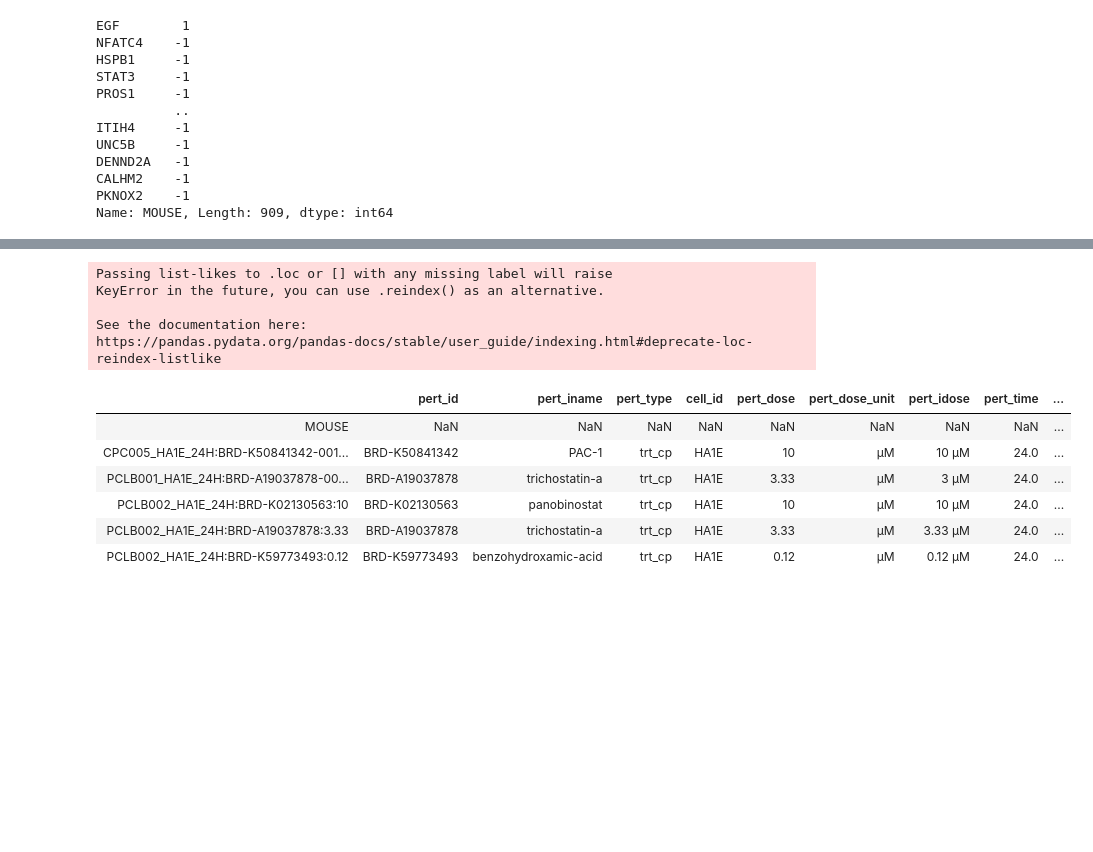
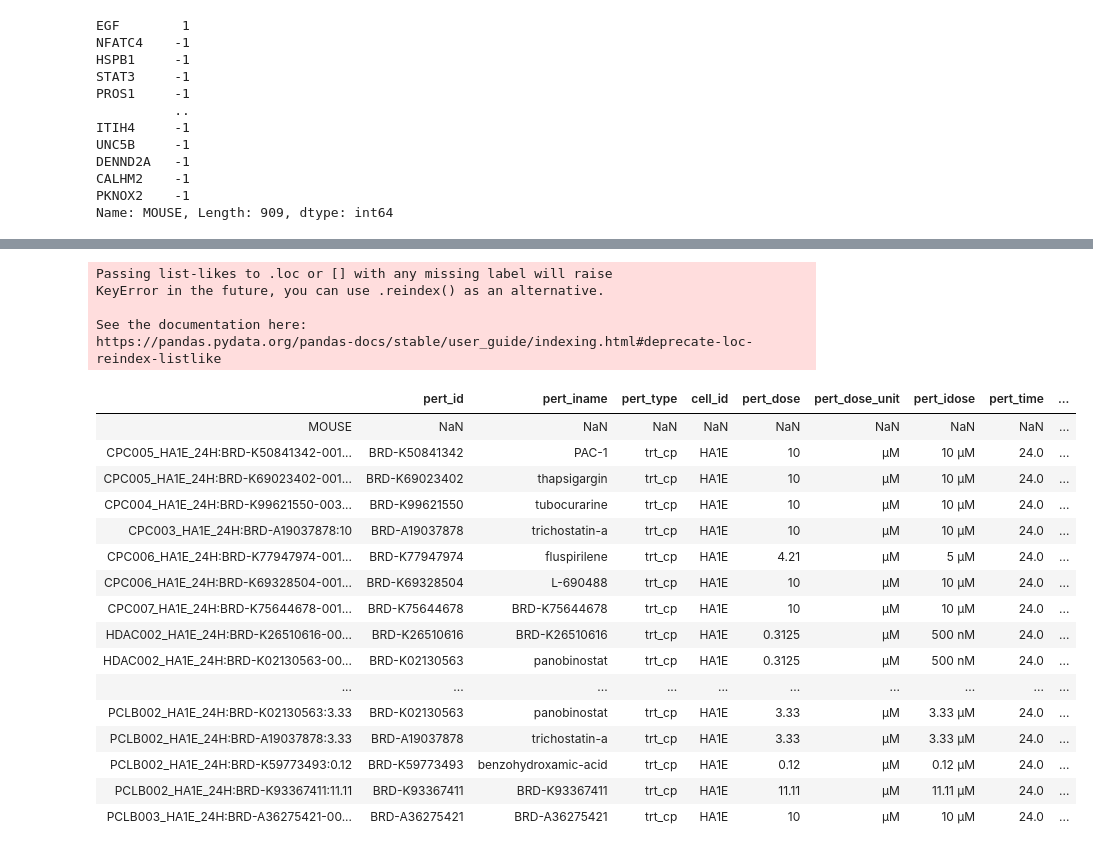
Before and after one commit to RuslanAlali/cMAp_Terzi, a Jupyter notebook: cMAP_Terzi_Lisa.ipynb, the cells around one changed output, grey strips where cells are left out. Cells and saved outputs as stored; diff of their text form; code cells hidden in the pictures; blank space fills up the shorter version.

```diff
--- a/cMAP_Terzi_Lisa.ipynb
+++ b/cMAP_Terzi_Lisa.ipynb
@@ -28,7 +28,7 @@ gene_data_file="GSE92742_Broad_LINCS_gene_info.txt"
 data_file_lvl5="GSE92742_Broad_LINCS_Level5_COMPZ.MODZ_n473647x12328.gctx"
 
 Fc_RNA_cutoff=0.8
-L1000_cutoff=0.3
+L1000_cutoff=0.25
 # %% [markdown]
 ## Loading data
 # %% [markdown]
@@ -922,7 +922,7 @@ As you can see, all  selected genes from RNA-seq with cut-off 0.58 is in the sel
 Maybe higher cut-off. I used 0.8 for RNA-Seq logFC and 0.4 for L100.<br>
 Both had around 750 genes active
 # %%
-Normalized_L1000_data=pd.read_csv("normalized_L1000_HA1E_byDMSO.csv",index_col=0)
+#Normalized_L1000_data=pd.read_csv("normalized_L1000_HA1E_byDMSO.csv",index_col=0)
 Normalized_L1000_data[Normalized_L1000_data>L1000_cutoff]= 1
 Normalized_L1000_data[Normalized_L1000_data<(-1*L1000_cutoff)]= -1
 Normalized_L1000_data[Normalized_L1000_data.abs()!=1]= 0
@@ -1159,19 +1209,29 @@ plt.hist(all_corr.iloc[0])
 # %%
-closest_samples=Big_data.columns[(all_corr.iloc[0]>0.2)]
+closest_samples=Big_data.columns[(all_corr.iloc[0]>0.18)]
 HA1E_ids_info.loc[closest_samples]
 # %% [output]
 Passing list-likes to .loc or [] with any missing label will raise
 KeyError in the future, you can use .reindex() as an alternative.
 
 See the documentation here:
 https://pandas.pydata.org/pandas-docs/stable/user_guide/indexing.html#deprecate-loc-reindex-listlike
 |  | pert_id | pert_iname | pert_type | cell_id | pert_dose | pert_dose_unit | pert_idose | pert_time | ... |
 | MOUSE | NaN | NaN | NaN | NaN | NaN | NaN | NaN | NaN | ... |
 | CPC005_HA1E_24H:BRD-K50841342-001... | BRD-K50841342 | PAC-1 | trt_cp | HA1E | 10 | µM | 10 µM | 24.0 | ... |
-| PCLB001_HA1E_24H:BRD-A19037878-00... | BRD-A19037878 | trichostatin-a | trt_cp | HA1E | 3.33 | µM | 3 µM | 24.0 | ... |
-| PCLB002_HA1E_24H:BRD-K02130563:10 | BRD-K02130563 | panobinostat | trt_cp | HA1E | 10 | µM | 10 µM | 24.0 | ... |
+| CPC005_HA1E_24H:BRD-K69023402-001... | BRD-K69023402 | thapsigargin | trt_cp | HA1E | 10 | µM | 10 µM | 24.0 | ... |
+| CPC004_HA1E_24H:BRD-K99621550-003... | BRD-K99621550 | tubocurarine | trt_cp | HA1E | 10 | µM | 10 µM | 24.0 | ... |
+| CPC003_HA1E_24H:BRD-A19037878:10 | BRD-A19037878 | trichostatin-a | trt_cp | HA1E | 10 | µM | 10 µM | 24.0 | ... |
+| CPC006_HA1E_24H:BRD-K77947974-001... | BRD-K77947974 | fluspirilene | trt_cp | HA1E | 4.21 | µM | 5 µM | 24.0 | ... |
+| CPC006_HA1E_24H:BRD-K69328504-001... | BRD-K69328504 | L-690488 | trt_cp | HA1E | 10 | µM | 10 µM | 24.0 | ... |
+| CPC007_HA1E_24H:BRD-K75644678-001... | BRD-K75644678 | BRD-K75644678 | trt_cp | HA1E | 10 | µM | 10 µM | 24.0 | ... |
+| HDAC002_HA1E_24H:BRD-K26510616-00... | BRD-K26510616 | BRD-K26510616 | trt_cp | HA1E | 0.3125 | µM | 500 nM | 24.0 | ... |
+| HDAC002_HA1E_24H:BRD-K02130563-00... | BRD-K02130563 | panobinostat | trt_cp | HA1E | 0.3125 | µM | 500 nM | 24.0 | ... |
+| ... | ... | ... | ... | ... | ... | ... | ... | ... | ... |
+| PCLB002_HA1E_24H:BRD-K02130563:3.33 | BRD-K02130563 | panobinostat | trt_cp | HA1E | 3.33 | µM | 3.33 µM | 24.0 | ... |
 | PCLB002_HA1E_24H:BRD-A19037878:3.33 | BRD-A19037878 | trichostatin-a | trt_cp | HA1E | 3.33 | µM | 3.33 µM | 24.0 | ... |
 | PCLB002_HA1E_24H:BRD-K59773493:0.12 | BRD-K59773493 | benzohydroxamic-acid | trt_cp | HA1E | 0.12 | µM | 0.12 µM | 24.0 | ... |
+| PCLB002_HA1E_24H:BRD-K93367411:11.11 | BRD-K93367411 | BRD-K93367411 | trt_cp | HA1E | 11.11 | µM | 11.11 µM | 24.0 | ... |
+| PCLB003_HA1E_24H:BRD-A36275421-00... | BRD-A36275421 | BRD-A36275421 | trt_cp | HA1E | 10 | µM | 10 µM | 24.0 | ... |
 # %%
 closest_samples=Big_data.columns[(all_corr.iloc[0]<(-1* 0.18))]
 HA1E_ids_info.loc[closest_samples]
```
Also changed, not shown: parts of 21 cells of this notebook.
